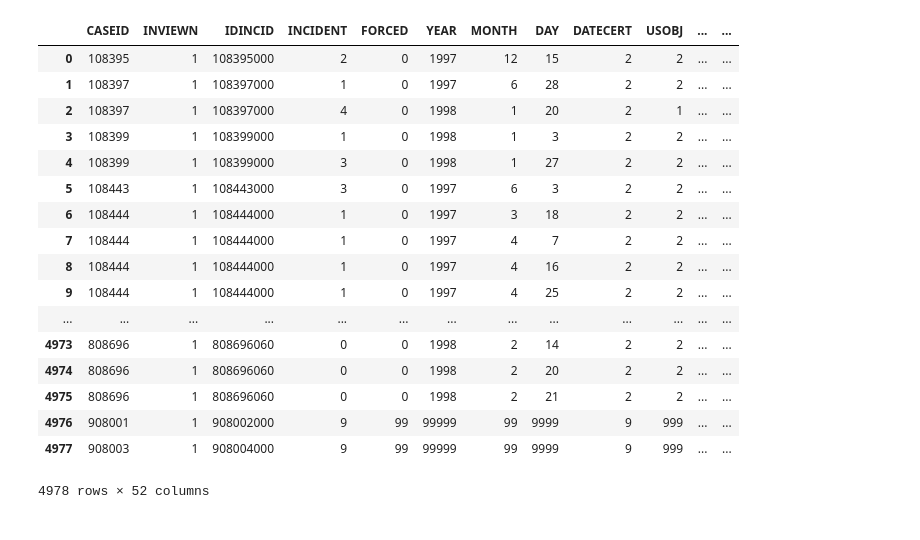
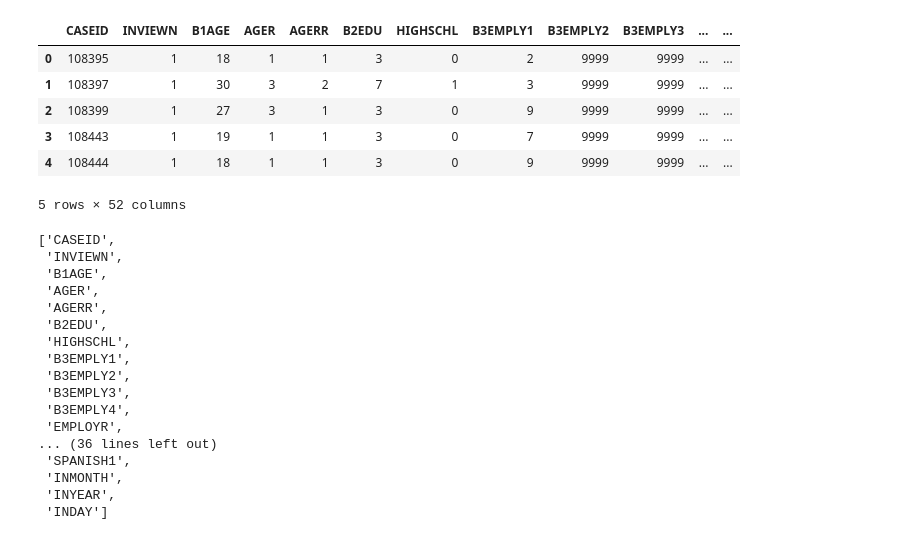
Before and after one commit to codeup-capstone-one/domestic-violence, a Jupyter notebook: jesse_dvproject.ipynb, the cells around one changed output. Drawn from its saved outputs; the diff is of its cells as text; code cells hidden in the pictures.

Commit message:
Working on cleaning data

```diff
--- a/jesse_dvproject.ipynb
+++ b/jesse_dvproject.ipynb
@@ -48,21 +22,7 @@ df_partner
-# %%
-df_abuse
-# %% [output]
-|  | CASEID | INVIEWN | IDINCID | INCIDENT | FORCED | YEAR | MONTH | DAY | DATECERT | USOBJ | ... | ... |
-| 0 | 108395 | 1 | 108395000 | 2 | 0 | 1997 | 12 | 15 | 2 | 2 | ... | ... |
-| 1 | 108397 | 1 | 108397000 | 1 | 0 | 1997 | 6 | 28 | 2 | 2 | ... | ... |
-| 2 | 108397 | 1 | 108397000 | 4 | 0 | 1998 | 1 | 20 | 2 | 1 | ... | ... |
-| 3 | 108399 | 1 | 108399000 | 1 | 0 | 1998 | 1 | 3 | 2 | 2 | ... | ... |
-| 4 | 108399 | 1 | 108399000 | 3 | 0 | 1998 | 1 | 27 | 2 | 2 | ... | ... |
-| 5 | 108443 | 1 | 108443000 | 3 | 0 | 1997 | 6 | 3 | 2 | 2 | ... | ... |
-| 6 | 108444 | 1 | 108444000 | 1 | 0 | 1997 | 3 | 18 | 2 | 2 | ... | ... |
-| 7 | 108444 | 1 | 108444000 | 1 | 0 | 1997 | 4 | 7 | 2 | 2 | ... | ... |
-| 8 | 108444 | 1 | 108444000 | 1 | 0 | 1997 | 4 | 16 | 2 | 2 | ... | ... |
-| 9 | 108444 | 1 | 108444000 | 1 | 0 | 1997 | 4 | 25 | 2 | 2 | ... | ... |
-| ... | ... | ... | ... | ... | ... | ... | ... | ... | ... | ... | ... | ... |
-| 4973 | 808696 | 1 | 808696060 | 0 | 0 | 1998 | 2 | 14 | 2 | 2 | ... | ... |
-| 4974 | 808696 | 1 | 808696060 | 0 | 0 | 1998 | 2 | 20 | 2 | 2 | ... | ... |
-| 4975 | 808696 | 1 | 808696060 | 0 | 0 | 1998 | 2 | 21 | 2 | 2 | ... | ... |
-| 4976 | 908001 | 1 | 908002000 | 9 | 99 | 99999 | 99 | 9999 | 9 | 999 | ... | ... |
-| 4977 | 908003 | 1 | 908004000 | 9 | 99 | 99999 | 99 | 9999 | 9 | 999 | ... | ... |
-4978 rows × 52 columns
+# %%
+df1 = acquire.read_data('data01.csv')
+df2 = acquire.read_data('data02.csv')
+df3 = acquire.read_data('data03.csv')
+df4 = acquire.read_data('data04.csv')
+df5 = acquire.read_data('data05.csv')
+df7 = acquire.read_data('data07.csv')
@@ -68,0 +31,30 @@ df_abuse
+# %%
+df1.head()
+# %% [output]
+|  | CASEID | INVIEWN | B1AGE | AGER | AGERR | B2EDU | HIGHSCHL | B3EMPLY1 | B3EMPLY2 | B3EMPLY3 | ... | ... |
+| 0 | 108395 | 1 | 18 | 1 | 1 | 3 | 0 | 2 | 9999 | 9999 | ... | ... |
+| 1 | 108397 | 1 | 30 | 3 | 2 | 7 | 1 | 3 | 9999 | 9999 | ... | ... |
+| 2 | 108399 | 1 | 27 | 3 | 1 | 3 | 0 | 9 | 9999 | 9999 | ... | ... |
+| 3 | 108443 | 1 | 19 | 1 | 1 | 3 | 0 | 7 | 9999 | 9999 | ... | ... |
+| 4 | 108444 | 1 | 18 | 1 | 1 | 3 | 0 | 9 | 9999 | 9999 | ... | ... |
+5 rows × 52 columns
+# %%
+list(df1.columns)
+# %% [output]
+['CASEID',
+ 'INVIEWN',
+ 'B1AGE',
+ 'AGER',
+ 'AGERR',
+ 'B2EDU',
+ 'HIGHSCHL',
+ 'B3EMPLY1',
+ 'B3EMPLY2',
+ 'B3EMPLY3',
+ 'B3EMPLY4',
+ 'EMPLOYR',
+... (36 lines left out)
+ 'SPANISH1',
+ 'INMONTH',
+ 'INYEAR',
+ 'INDAY']
```
Also changed, not shown: parts of 17 cells of this notebook.
